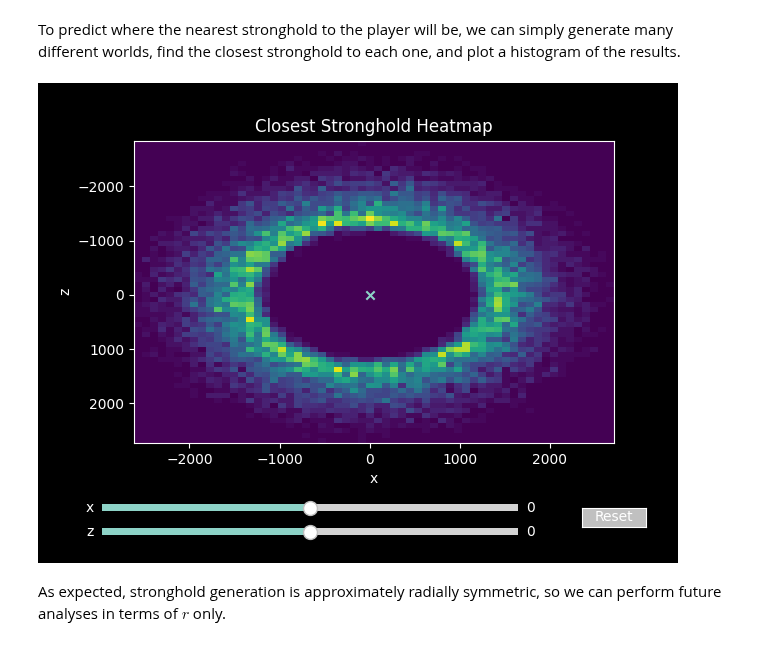
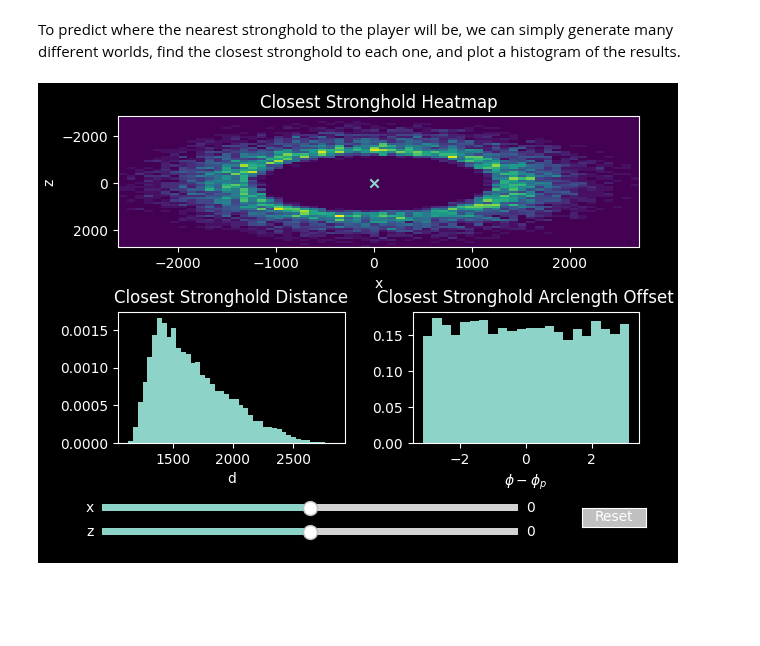
Before and after one commit to badooga/strongholds, a Jupyter notebook: 4. nearest.ipynb, the cells around one changed output. Saved outputs shown, nothing was run; the diff lists cells and outputs as text; code cells hidden in the pictures; blank space fills up the shorter version.

Commit message:
add distance and arclength plots

```diff
--- a/4. nearest.ipynb
+++ b/4. nearest.ipynb
@@ -11,56 +11,98 @@ fixed_rng = np.random.default_rng(0)
 # %% [markdown]
 To predict where the nearest stronghold to the player will be, we can simply generate many different worlds, find the closest stronghold to each one, and plot a histogram of the results.
 # %%
-stronghold_sets = strongholds.generation_heatmap(2*10**4, rng=fixed_rng, concatenate=False)
+stronghold_sets = strongholds.generation_heatmap(1*10**4, rng=fixed_rng, concatenate=False)
 # %%
 %matplotlib widget
-fig, ax = mplt.xz_subplots(constrained_layout=False)
-fig.subplots_adjust(left=0.15, bottom=0.25)
 
-ax.set_title("Closest Stronghold Heatmap")
+# 2x2 grid
+gs = gridspec.GridSpec(2, 2)
+
+fig = plt.figure()
+ax = []
+ax.append(fig.add_subplot(gs[0, :]))
+ax.append(fig.add_subplot(gs[1, 0]))
+ax.append(fig.add_subplot(gs[1, 1]))
+
+fig.tight_layout(pad=2, h_pad=3.5)
+fig.subplots_adjust(left=0.125, bottom=0.25)
+
+#fig, ax = plt.subplots(3, 1, figsize=(6, 9))
+
+ax[0].set_title("Closest Stronghold Heatmap")
+ax[0].set_xlabel("x")
+ax[0].set_ylabel("z")
+
+ax[1].set_title("Closest Stronghold Distance")
+ax[1].set_xlabel("d")
+
+ax[2].set_title("Closest Stronghold Arclength Offset")
+ax[2].set_xlabel("$\\phi - \\phi_p$")
 
 player = strongholds.rectpoint(0, 0)
 closest_strongholds = strongholds.closest_stronghold(player, stronghold_sets)
 
-_, _, _, hist = ax.hist2d(closest_strongholds.real,
+distances = strongholds.radius(closest_strongholds - player)
+angles = strongholds.angle(closest_strongholds) - strongholds.angle(player)
+
+# xz plot
+_, _, _, hist2d = ax[0].hist2d(closest_strongholds.real,
                          closest_strongholds.imag,
                          bins=60, density=True)
-player_point = ax.scatter(player.real, player.imag, marker="x", zorder=1000)
+player_point = ax[0].scatter(player.real, player.imag, marker="x", zorder=1000)
 
+# radii and angles plot
+_, _, hist_d = ax[1].hist(distances, bins="auto", density=True)
+_, _, hist_phi = ax[2].hist(angles, bins="auto", density=True)
+
+# add sliders
 ax_x = fig.add_axes([0.1, 0.1, 0.65, 0.03])
 ax_z = fig.add_axes([0.1, 0.05, 0.65, 0.03])
 x_slider = Slider(ax=ax_x, label="x", valmin=-25000, valmax=25000, valinit=0)
 z_slider = Slider(ax=ax_z, label="z", valmin=-25000, valmax=25000, valinit=0)
 
 def update(val=None):
-    global hist
-    # update player location and closest strongholds
+    global hist2d, hist_d, hist_phi
+    # update player location and resulting outputs
     player = strongholds.rectpoint(x_slider.val, z_slider.val)
     closest_strongholds = strongholds.closest_stronghold(player, stronghold_sets)
 
-    hist.remove()
-    _, _, _, hist = ax.hist2d(closest_strongholds.real,
+    distances = strongholds.radius(closest_strongholds - player)
+    angles = strongholds.angle(closest_strongholds) - strongholds.angle(player)
+
+    # update xz plot
+    hist2d.remove()
+    _, _, _, hist2d = ax[0].hist2d(closest_strongholds.real,
                          closest_strongholds.imag,
                          bins=60, density=True)
     player_point.set_offsets(strongholds.math.to_xz(player))
 
-    ax.autoscale_view()
-    mplt.flip_zaxis(ax)
+    # update radii and angles plots
+    hist_d.remove()
+    hist_phi.remove()
+
+    _, _, hist_d = ax[1].hist(distances, bins="auto", density=True)
+    _, _, hist_phi = ax[2].hist(angles, bins="auto", density=True)
+
+    # update view
+    for ax_ in ax:
+        ax_.relim()
+        ax_.autoscale_view()
+
+    mplt.flip_zaxis(ax[0])
 
 x_slider.on_changed(update)
 z_slider.on_changed(update)
 
 resetax = fig.add_axes((0.85, 0.075, 0.1, 0.04))
 button = Button(resetax, 'Reset', color="silver", hovercolor="blue")
 
 def resetSlider(event) -> None:
     x_slider.reset()
     z_slider.reset()
 
 button.on_clicked(resetSlider)
 
-mplt.flip_zaxis(ax)
+mplt.flip_zaxis(ax[0])
 # %% [output]
-[figure, old version]
+[figure, new version]
-# %% [markdown]
-As expected, stronghold generation is approximately radially symmetric, so we can perform future analyses in terms of $r$ only.
```
Also changed, not shown: parts of 1 cell of this notebook.
